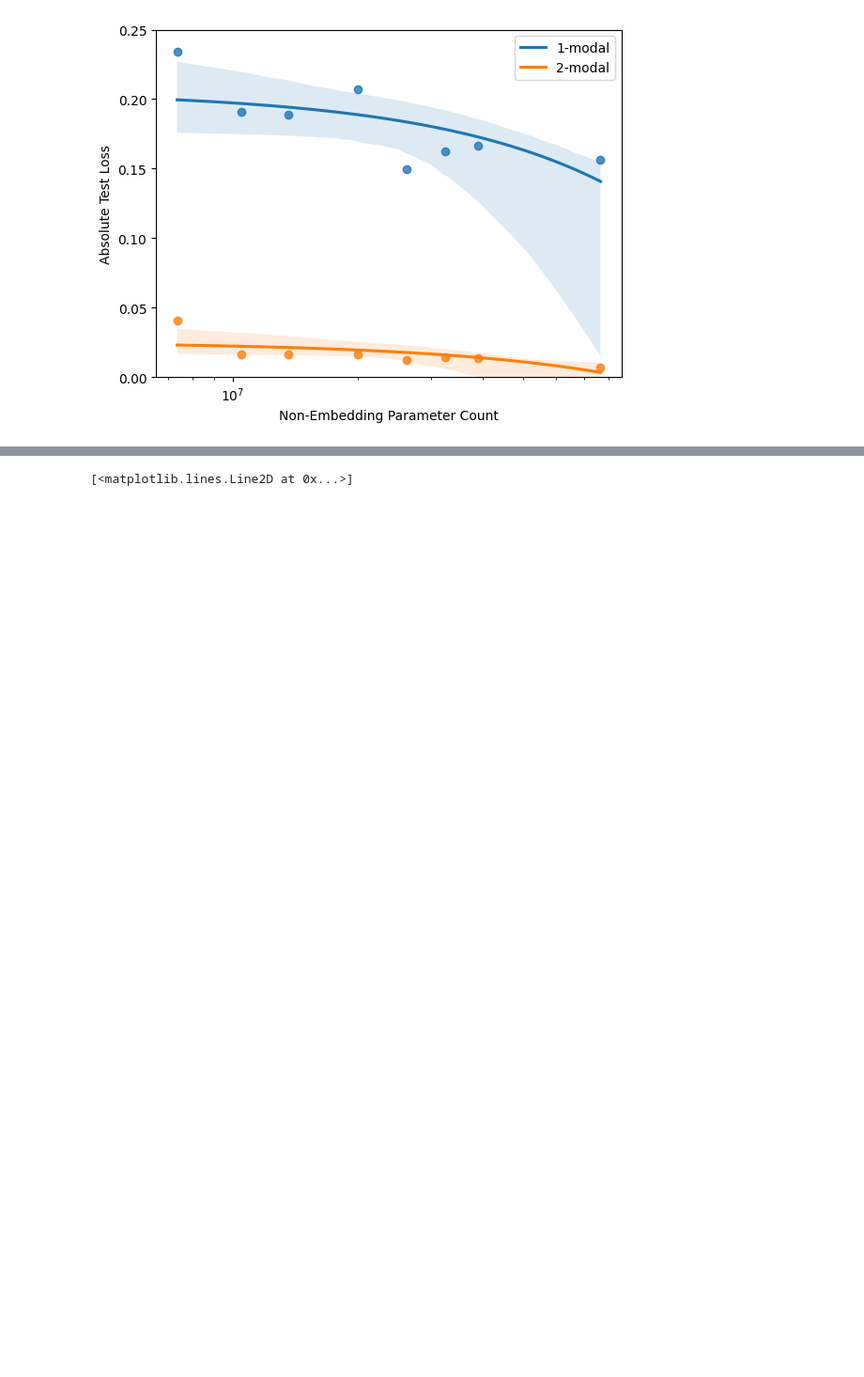
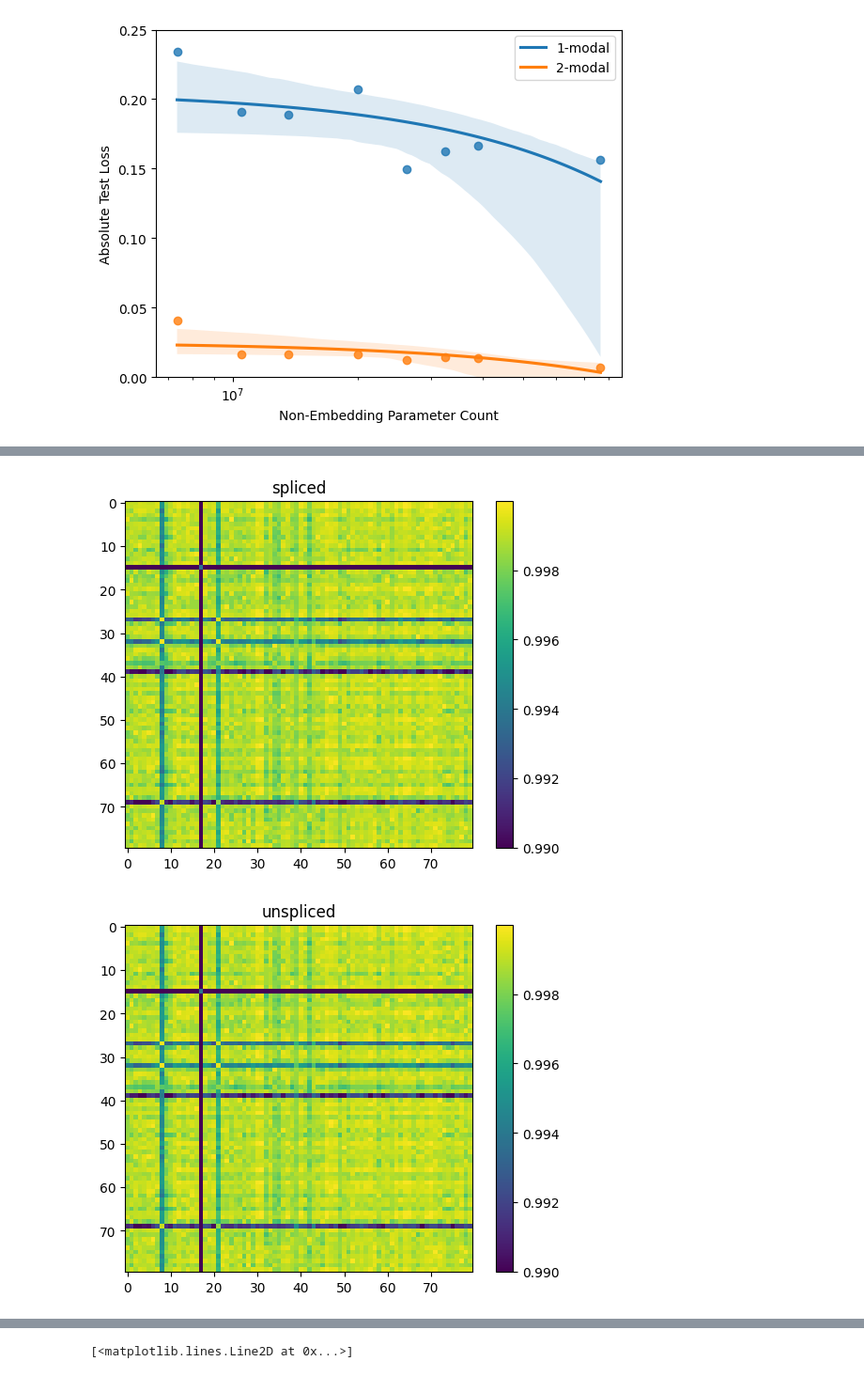
Before and after one commit to josiahbjorgaard/mca-paper, a Jupyter notebook: ModelPrototyping.ipynb, the cells around one changed output, grey strips where cells are left out. Shown at 94% size. Saved outputs shown, nothing was run; the diff lists cells and outputs as text; code cells hidden in the pictures; blank space fills up the shorter version.

```diff
--- a/ModelPrototyping.ipynb
+++ b/ModelPrototyping.ipynb
@@ -247,0 +348,5 @@ for i in range(4):
+# %%
+plot_cosines(output2, output, vmin=0.99)
+# %% [output]
+[figure, added]
+[figure, added]
```
Also changed, not shown: parts of 22 cells of this notebook, 2 other files.
